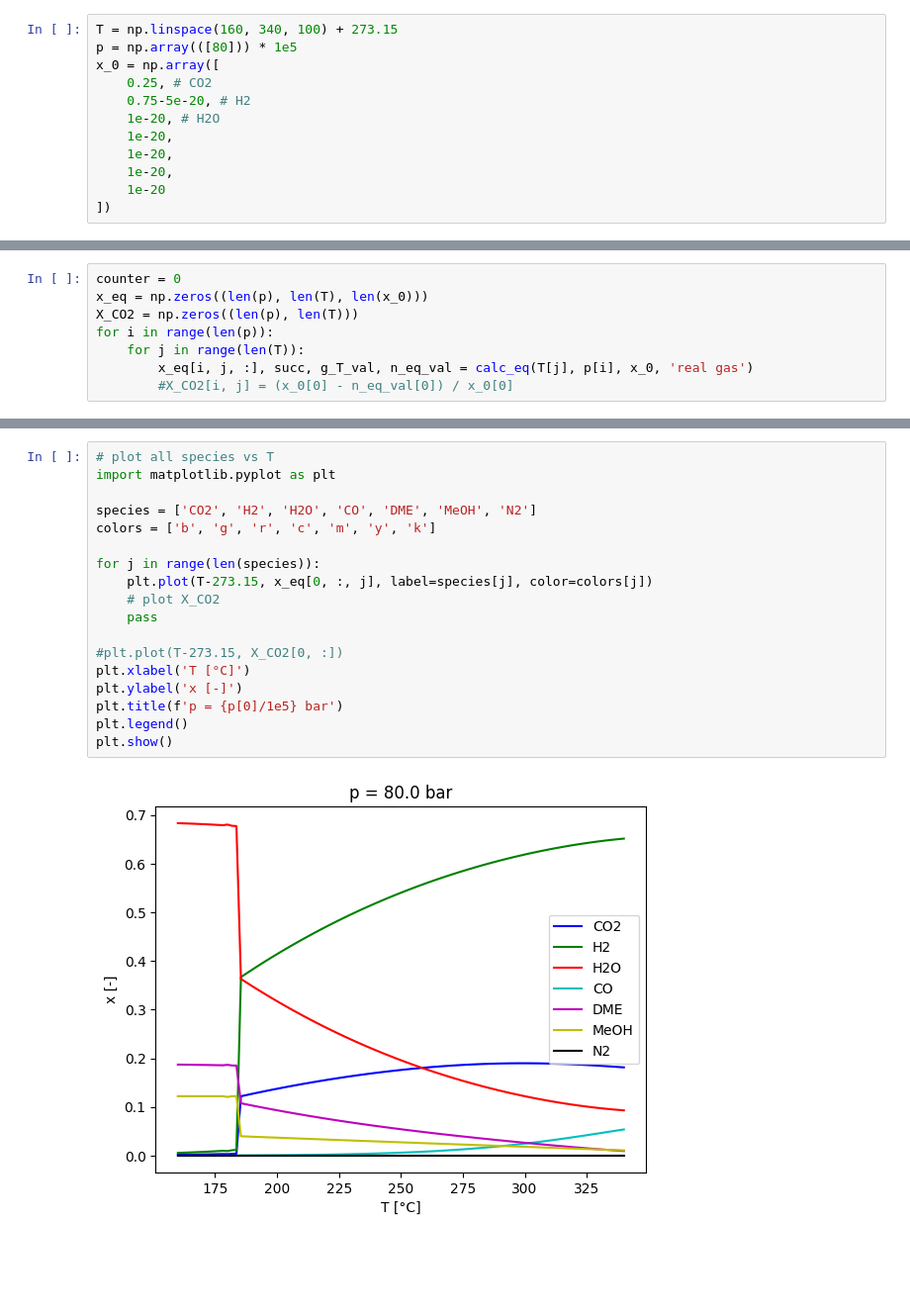
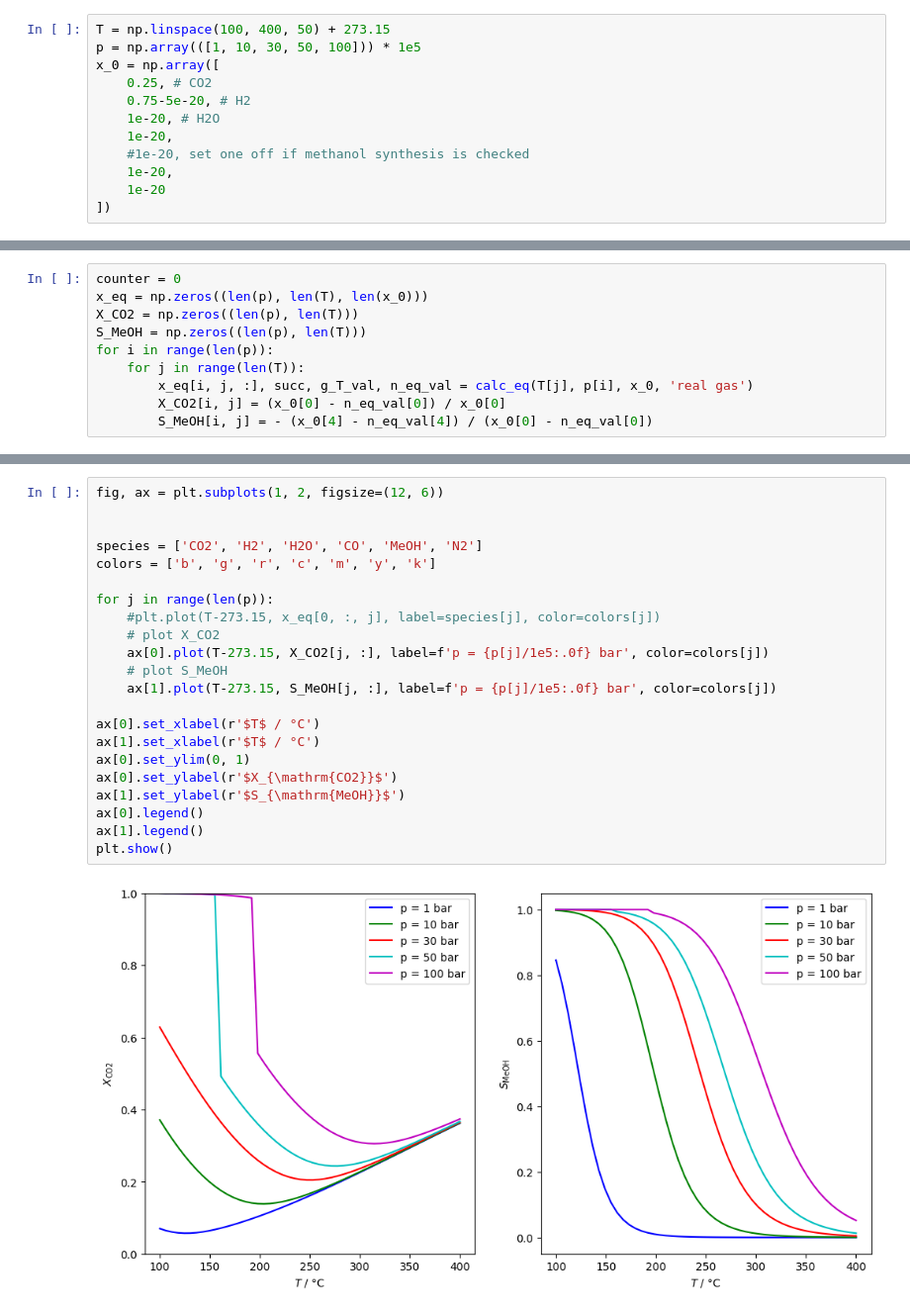
Before and after one commit to ChemRxnEngLab/GibbsEnergyMinimizationModel, a Jupyter notebook: methANNol.ipynb, the cells around one changed output, grey strips where cells are left out. Shown at 99% size. Drawn from its saved outputs; the diff is of its cells as text; blank space fills up the shorter version.

Commit message:
one file for DME synthesis and one for methanol synthesis

```diff
--- a/methANNol.ipynb
+++ b/methANNol.ipynb
@@ -8,12 +7,12 @@ phi [0.94558056 1.26967797 0.66073413 1.20624262 0.73476457 0.62243056
 # %%
-T = np.linspace(160, 340, 100) + 273.15
-p = np.array(([80])) * 1e5
+T = np.linspace(100, 400, 50) + 273.15
+p = np.array(([1, 10, 30, 50, 100])) * 1e5
 x_0 = np.array([
     0.25, # CO2
     0.75-5e-20, # H2
     1e-20, # H2O
     1e-20,
-    1e-20,
+    #1e-20, set one off if methanol synthesis is checked
     1e-20,
     1e-20
 ])
@@ -37,7 +20,9 @@ array([0.96858024, 1.04136484, 0.86760391, 1.03542223, 0.93001436,
 counter = 0
 x_eq = np.zeros((len(p), len(T), len(x_0)))
 X_CO2 = np.zeros((len(p), len(T)))
+S_MeOH = np.zeros((len(p), len(T)))
 for i in range(len(p)):
     for j in range(len(T)):
         x_eq[i, j, :], succ, g_T_val, n_eq_val = calc_eq(T[j], p[i], x_0, 'real gas')
-        #X_CO2[i, j] = (x_0[0] - n_eq_val[0]) / x_0[0]
+        X_CO2[i, j] = (x_0[0] - n_eq_val[0]) / x_0[0]
+        S_MeOH[i, j] = - (x_0[4] - n_eq_val[4]) / (x_0[0] - n_eq_val[0])
@@ -62,20 +29,24 @@ Z [0.977937
 # %%
-# plot all species vs T
-import matplotlib.pyplot as plt
+fig, ax = plt.subplots(1, 2, figsize=(12, 6))
 
-species = ['CO2', 'H2', 'H2O', 'CO', 'DME', 'MeOH', 'N2']
+
+species = ['CO2', 'H2', 'H2O', 'CO', 'MeOH', 'N2']
 colors = ['b', 'g', 'r', 'c', 'm', 'y', 'k']
 
-for j in range(len(species)):
-    plt.plot(T-273.15, x_eq[0, :, j], label=species[j], color=colors[j])
+for j in range(len(p)):
+    #plt.plot(T-273.15, x_eq[0, :, j], label=species[j], color=colors[j])
     # plot X_CO2
-    pass
+    ax[0].plot(T-273.15, X_CO2[j, :], label=f'p = {p[j]/1e5:.0f} bar', color=colors[j])
+    # plot S_MeOH
+    ax[1].plot(T-273.15, S_MeOH[j, :], label=f'p = {p[j]/1e5:.0f} bar', color=colors[j])
 
-#plt.plot(T-273.15, X_CO2[0, :])
-plt.xlabel('T [°C]')
-plt.ylabel('x [-]')
-plt.title(f'p = {p[0]/1e5} bar')
-plt.legend()
+ax[0].set_xlabel(r'$T$ / °C')
+ax[1].set_xlabel(r'$T$ / °C')
+ax[0].set_ylim(0, 1)
+ax[0].set_ylabel(r'$X_{\mathrm{CO2}}$')
+ax[1].set_ylabel(r'$S_{\mathrm{MeOH}}$')
+ax[0].legend()
+ax[1].legend()
 plt.show()
 # %% [output]
-[figure, old version]
+[figure, new version]
```
Also changed, not shown: parts of 6 cells of this notebook, 3 other files.
